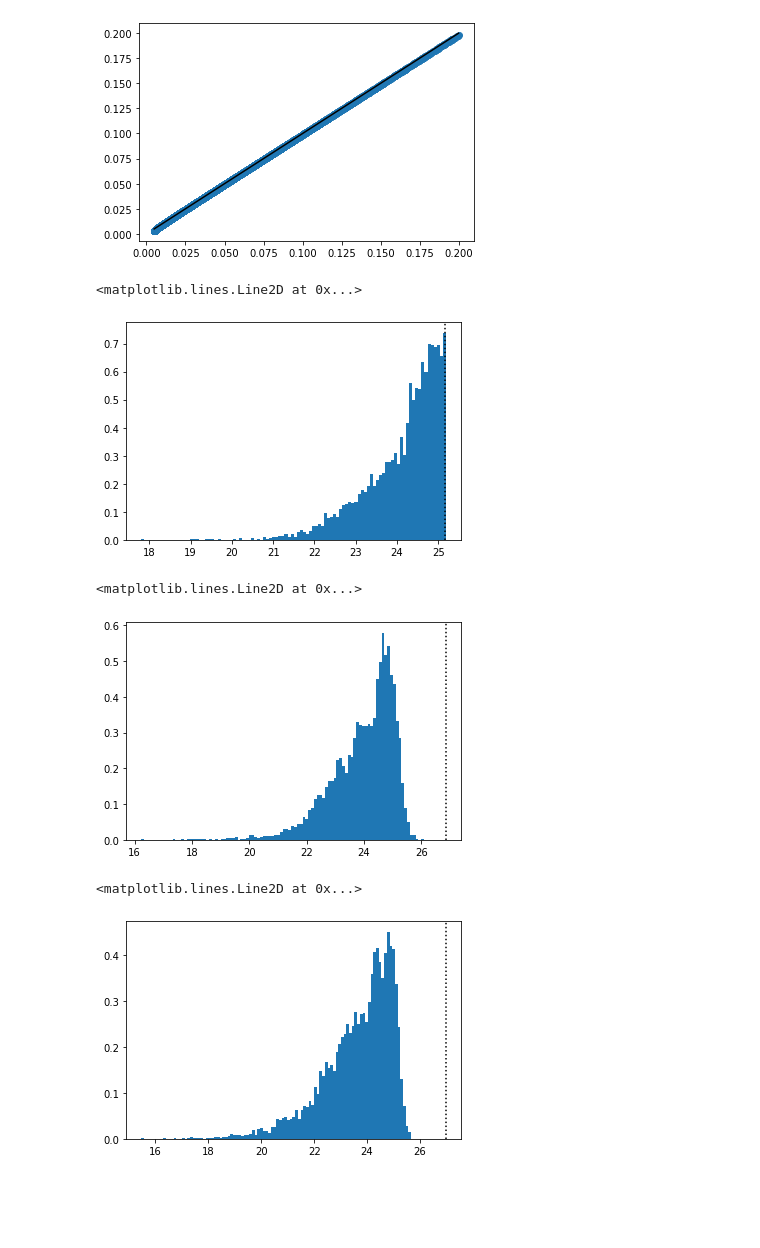
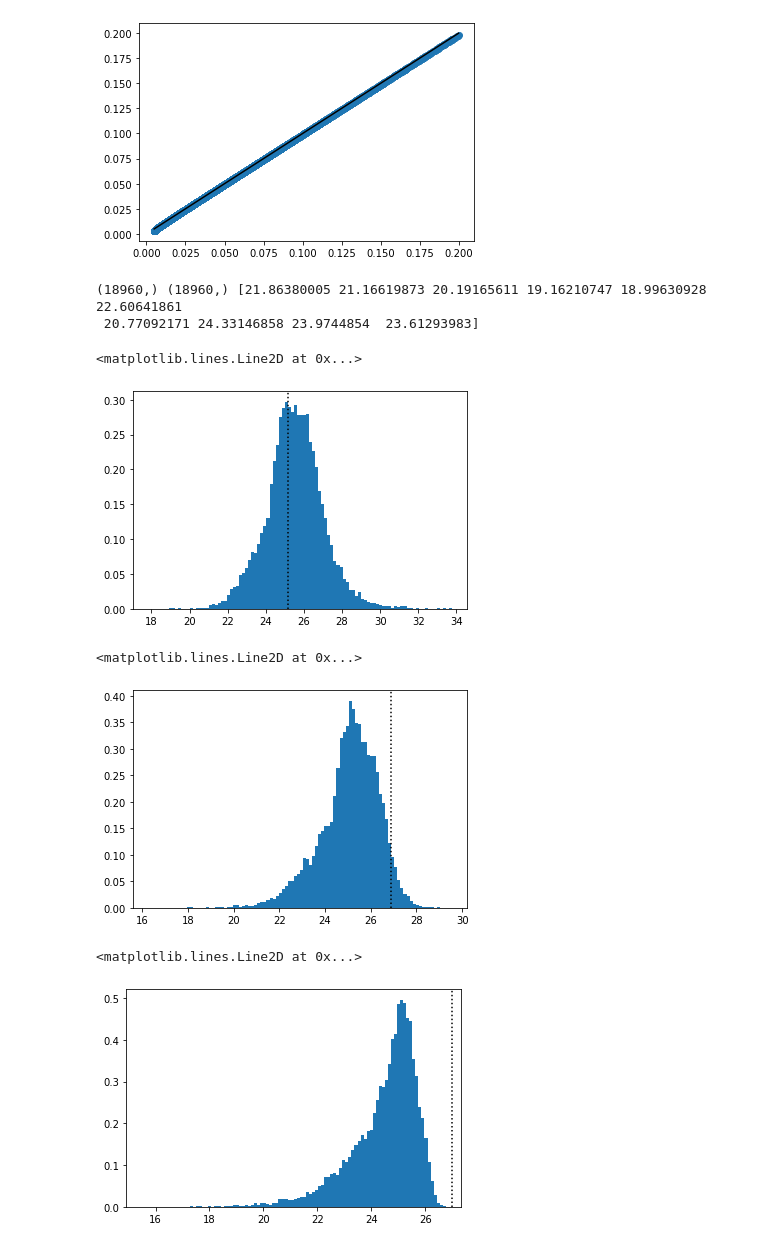
Before and after one commit to sylvielsstfr/Intern2022_PhotoZ, a Jupyter notebook: malmquist_bias.ipynb, the cells around one changed output. Cells and saved outputs as stored; diff of their text form; code cells hidden in the pictures; blank space fills up the shorter version.

Commit message:
Progress on the Malmquist bias notebook, questions remaMinor changes in the malmquist nb, to plot the entire distribution of magnitudes in each filter

```diff
--- a/malmquist_bias.ipynb
+++ b/malmquist_bias.ipynb
@@ -214,25 +214,43 @@ plt.plot([np.min(y_err), np.max(y_err)], [np.min(y_err), np.max(y_err)], c='k')
 5-sigma depth is: 25.05
 [<matplotlib.lines.Line2D at 0x...>]
 [figure]
+# %%
+mag = 50
+# Filter mag entries
+indexesAbsurd=filter_mag_entries(dataArray, mag_filt=mag)
+#print(indexes.shape)
+arrayNoAbsurd=np.delete(dataArray,indexesAbsurd,axis=0)
+
+gal_id, u_mag, u_err,\
+        g_mag, g_err,\
+        r_mag, r_err,\
+        i_mag, i_err,\
+        z_mag, z_err,\
+        y_mag, y_err,\
+        context, z = (col.ravel() for col in np.hsplit(arrayNoAbsurd, arrayNoAbsurd.shape[1]))
+print(u_mag.shape, u_err.shape, u_mag[0:10])
+# %% [output]
+(18960,) (18960,) [21.86380005 21.16619873 20.19165611 19.16210747 18.99630928 22.60641861
+ 20.77092171 24.33146858 23.9744854  23.61293983]
 # %%
-m5u, m5g, m5r, m5i, m5z, m5y = 25.15, 26.85, 26.97, 26.6, 25.95, 25.05
+m5u, m5g, m5r, m5i, m5z, m5y = 25.17, 26.90, 27.00, 26.6, 25.95, 25.05
 plt.hist(u_mag, bins=100, density=True)
 plt.axvline(m5u, c='k', ls=':')
 # %% [output]
 <matplotlib.lines.Line2D at 0x...>
-[figure, old version]
+[figure, new version]
 # %%
 plt.hist(g_mag, bins=100, density=True)
 plt.axvline(m5g, c='k', ls=':')
 # %% [output]
 <matplotlib.lines.Line2D at 0x...>
-[figure, old version]
+[figure, new version]
 # %%
 plt.hist(r_mag, bins=100, density=True)
 plt.axvline(m5r, c='k', ls=':')
 # %% [output]
 <matplotlib.lines.Line2D at 0x...>
-[figure, old version]
+[figure, new version]
 # %%
 plt.hist(i_mag, bins=100, density=True)
 plt.axvline(m5i, c='k', ls=':')
```
Also changed, not shown: parts of 21 cells of this notebook, 1 other file.
